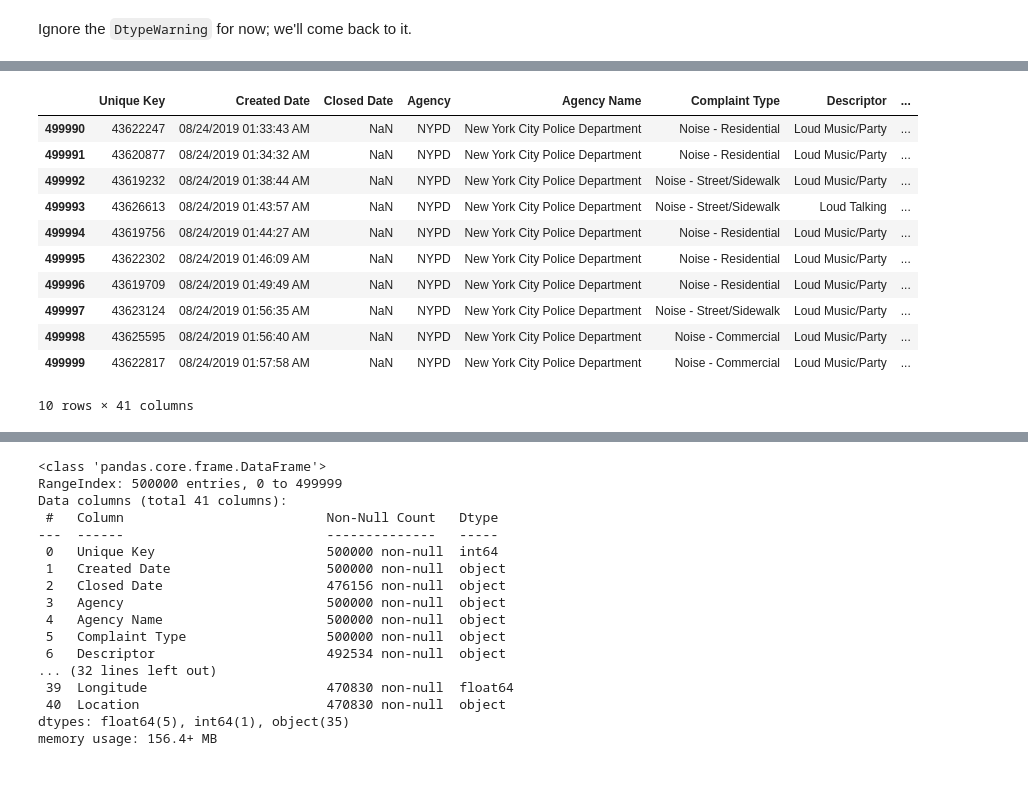
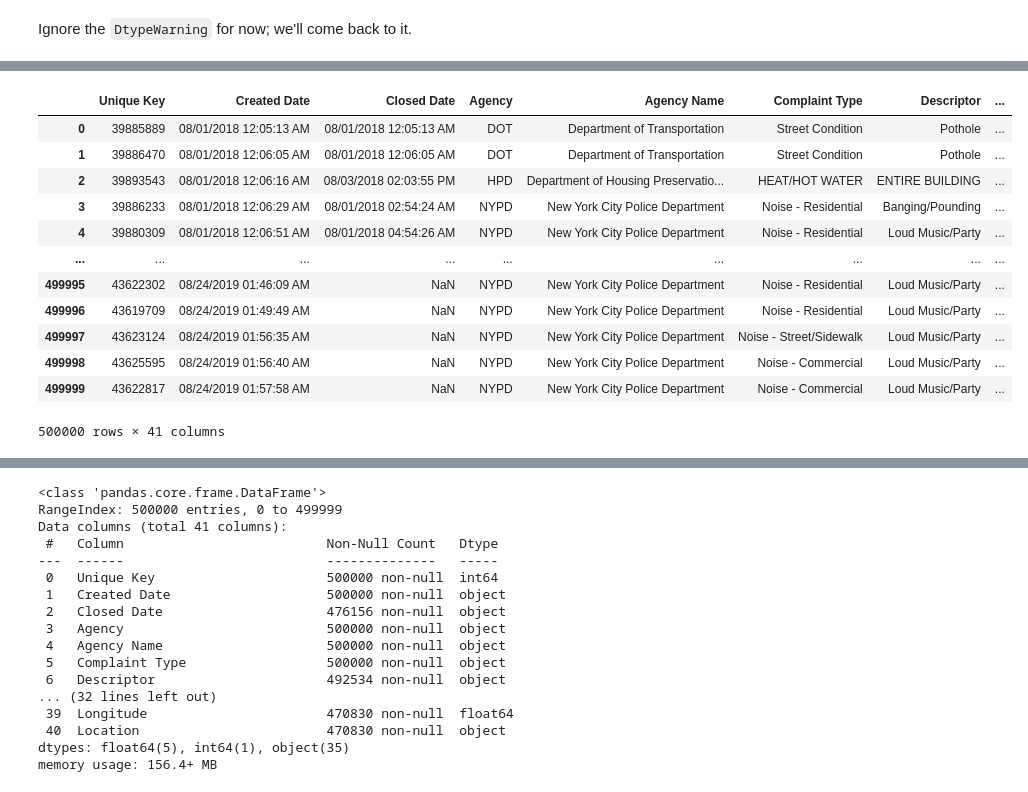
Before and after one commit to afeld/computing-in-context, a Jupyter notebook: lecture_17.ipynb, the cells around one changed output, grey strips where cells are left out. Drawn from its saved outputs; the diff is of its cells as text; code cells hidden in the pictures.

Commit message:
have lecture 17 match Python course
https://python-public-policy.afeld.me/en/columbia/lecture_1.html

```diff
--- a/lecture_17.ipynb
+++ b/lecture_17.ipynb
@@ -58,7 +77,9 @@ import pandas as pd
 
 We're using a sample to make it easier/faster to work with. This will take a while (~30 seconds).
 # %%
-requests = pd.read_csv("https://storage.googleapis.com/python-public-policy2/data/311_requests_2018-19_sample.csv.zip")
+requests = pd.read_csv(
+    "https://storage.googleapis.com/python-public-policy2/data/311_requests_2018-19_sample.csv.zip"
+)
 # %% [markdown]
 Ignore the `DtypeWarning` for now; we'll come back to it.
 # %% [markdown]
@@ -76,15 +87,16 @@ requests.head()  # defaults to providing the first 5 if you don't specify a numb
-# %%
-requests.tail(10)  # last 10 records in the dataframe
-# %% [output]
-|  | Unique Key | Created Date | Closed Date | Agency | Agency Name | Complaint Type | Descriptor | ... |
-| 499990 | 43622247 | 08/24/2019 01:33:43 AM | NaN | NYPD | New York City Police Department | Noise - Residential | Loud Music/Party | ... |
-| 499991 | 43620877 | 08/24/2019 01:34:32 AM | NaN | NYPD | New York City Police Department | Noise - Residential | Loud Music/Party | ... |
-| 499992 | 43619232 | 08/24/2019 01:38:44 AM | NaN | NYPD | New York City Police Department | Noise - Street/Sidewalk | Loud Music/Party | ... |
-| 499993 | 43626613 | 08/24/2019 01:43:57 AM | NaN | NYPD | New York City Police Department | Noise - Street/Sidewalk | Loud Talking | ... |
-| 499994 | 43619756 | 08/24/2019 01:44:27 AM | NaN | NYPD | New York City Police Department | Noise - Residential | Loud Music/Party | ... |
-| 499995 | 43622302 | 08/24/2019 01:46:09 AM | NaN | NYPD | New York City Police Department | Noise - Residential | Loud Music/Party | ... |
-| 499996 | 43619709 | 08/24/2019 01:49:49 AM | NaN | NYPD | New York City Police Department | Noise - Residential | Loud Music/Party | ... |
-| 499997 | 43623124 | 08/24/2019 01:56:35 AM | NaN | NYPD | New York City Police Department | Noise - Street/Sidewalk | Loud Music/Party | ... |
-| 499998 | 43625595 | 08/24/2019 01:56:40 AM | NaN | NYPD | New York City Police Department | Noise - Commercial | Loud Music/Party | ... |
-| 499999 | 43622817 | 08/24/2019 01:57:58 AM | NaN | NYPD | New York City Police Department | Noise - Commercial | Loud Music/Party | ... |
-10 rows × 41 columns
+# %%
+requests
+# %% [output]
+|  | Unique Key | Created Date | Closed Date | Agency | Agency Name | Complaint Type | Descriptor | ... |
+| 0 | 39885889 | 08/01/2018 12:05:13 AM | 08/01/2018 12:05:13 AM | DOT | Department of Transportation | Street Condition | Pothole | ... |
+| 1 | 39886470 | 08/01/2018 12:06:05 AM | 08/01/2018 12:06:05 AM | DOT | Department of Transportation | Street Condition | Pothole | ... |
+| 2 | 39893543 | 08/01/2018 12:06:16 AM | 08/03/2018 02:03:55 PM | HPD | Department of Housing Preservatio... | HEAT/HOT WATER | ENTIRE BUILDING | ... |
+| 3 | 39886233 | 08/01/2018 12:06:29 AM | 08/01/2018 02:54:24 AM | NYPD | New York City Police Department | Noise - Residential | Banging/Pounding | ... |
+| 4 | 39880309 | 08/01/2018 12:06:51 AM | 08/01/2018 04:54:26 AM | NYPD | New York City Police Department | Noise - Residential | Loud Music/Party | ... |
+| ... | ... | ... | ... | ... | ... | ... | ... | ... |
+| 499995 | 43622302 | 08/24/2019 01:46:09 AM | NaN | NYPD | New York City Police Department | Noise - Residential | Loud Music/Party | ... |
+| 499996 | 43619709 | 08/24/2019 01:49:49 AM | NaN | NYPD | New York City Police Department | Noise - Residential | Loud Music/Party | ... |
+| 499997 | 43623124 | 08/24/2019 01:56:35 AM | NaN | NYPD | New York City Police Department | Noise - Street/Sidewalk | Loud Music/Party | ... |
+| 499998 | 43625595 | 08/24/2019 01:56:40 AM | NaN | NYPD | New York City Police Department | Noise - Commercial | Loud Music/Party | ... |
+| 499999 | 43622817 | 08/24/2019 01:57:58 AM | NaN | NYPD | New York City Police Department | Noise - Commercial | Loud Music/Party | ... |
+500000 rows × 41 columns
```
Also changed, not shown: parts of 65 cells of this notebook, 4 other files.
